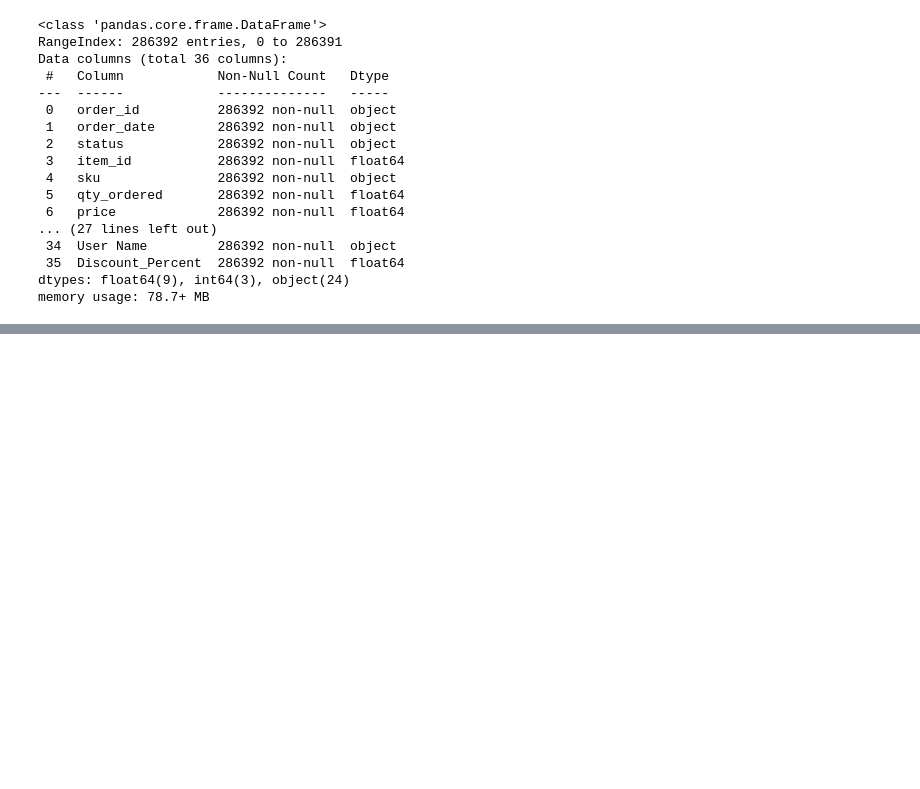
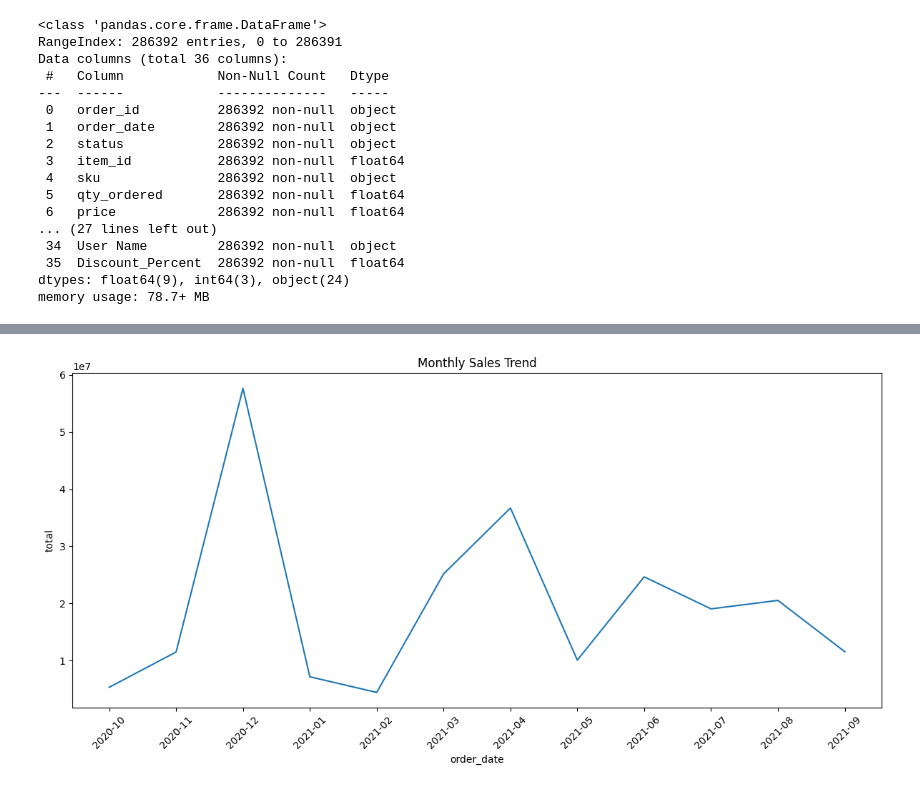
Before and after one commit to ankitpandit10/brainwave_Matrix_intern-, a Jupyter notebook: internship.ipynb, the cells around one changed output, grey strips where cells are left out. Saved outputs shown, nothing was run; the diff lists cells and outputs as text; code cells hidden in the pictures; blank space fills up the shorter version.

```diff
--- a/internship.ipynb
+++ b/internship.ipynb
@@ -72,0 +82,24 @@ NameError: name 'item_id' is not defined
+# %%
+# Import required libraries
+import pandas as pd
+import matplotlib.pyplot as plt
+import seaborn as sns
+
+# Load data
+df = pd.read_csv("sales_06_FY2020-21 copy.csv")
+
+# Convert order_date to datetime
+df['order_date'] = pd.to_datetime(df['order_date'])
+
+# --- 1. Sales Performance ---
+# Monthly Sales Trend
+monthly_sales = df.groupby(df['order_date'].dt.to_period('M'))['total'].sum().reset_index()
+monthly_sales['order_date'] = monthly_sales['order_date'].astype(str)
+plt.figure(figsize=(12, 6))
+sns.lineplot(data=monthly_sales, x='order_date', y='total')
+plt.title('Monthly Sales Trend')
+plt.xticks(rotation=45)
+plt.tight_layout()
+plt.show()
+# %% [output]
+[figure, added]
```
Also changed, not shown: parts of 13 cells of this notebook.
